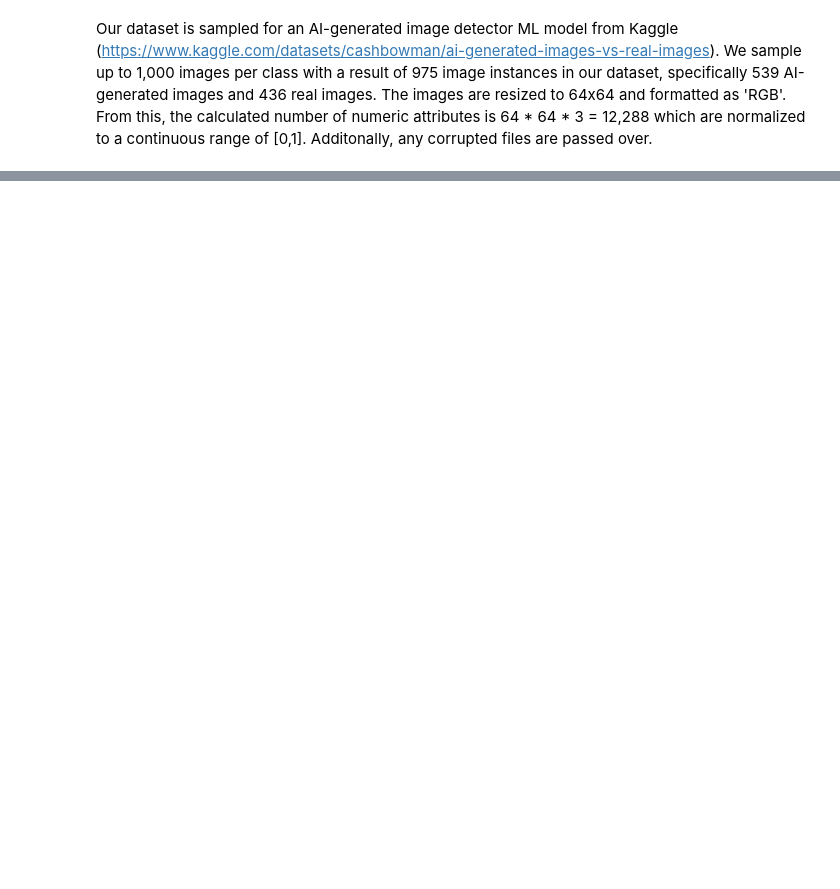
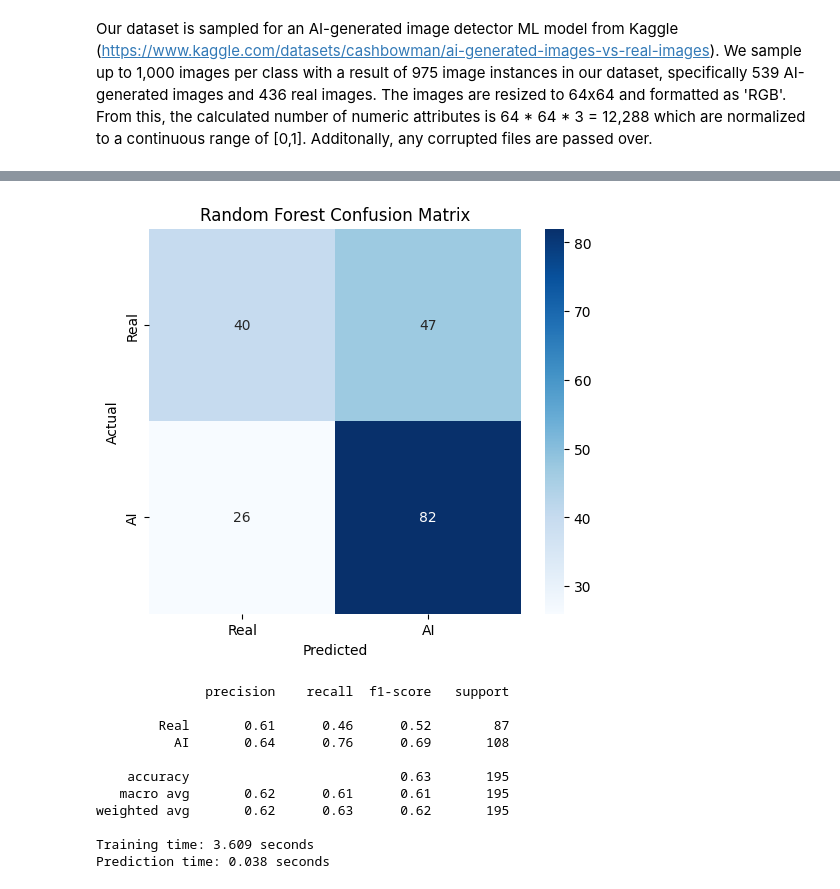
Before and after one commit to Medder001/ML-Final, a Jupyter notebook: ML_Final_Kay&Megan.ipynb, the cells around one changed output, grey strips where cells are left out. Cells and saved outputs as stored; diff of their text form; code cells hidden in the pictures; blank space fills up the shorter version.

```diff
--- a/ML_Final_Kay&Megan.ipynb
+++ b/ML_Final_Kay&Megan.ipynb
@@ -185,3 +228,40 @@ Confusion Matrix:
+# %%
+#Small Simple Classifier on PCA-reduced data for comparison
+start = time.time()
+rf = RandomForestClassifier(n_estimators=100, random_state=42)
+rf.fit(X_train_pca, y_train)
+train_time = time.time() - start
+
+start = time.time()
+y_pred_rf = rf.predict(X_test_pca)
+pred_time = time.time() - start
+
+cm_rf = confusion_matrix(y_test, y_pred_rf)
+plt.figure(figsize=(6, 5))
+sns.heatmap(cm_rf, annot=True, fmt='d', cmap='Blues',
+            xticklabels=['Real', 'AI'],
+            yticklabels=['Real', 'AI'])
+plt.xlabel('Predicted')
+plt.ylabel('Actual')
+plt.title('Random Forest Confusion Matrix')
+plt.show()
+
+print(classification_report(y_test, y_pred_rf, target_names=['Real', 'AI']))
+print(f"Training time: {train_time:.3f} seconds")
+print(f"Prediction time: {pred_time:.3f} seconds")
+# %% [output]
+[figure, added]
+              precision    recall  f1-score   support
+
+        Real       0.61      0.46      0.52        87
+          AI       0.64      0.76      0.69       108
+
+    accuracy                           0.63       195
+   macro avg       0.62      0.61      0.61       195
+weighted avg       0.62      0.63      0.62       195
+
+Training time: 3.609 seconds
+Prediction time: 0.038 seconds
 # %%
 plt.figure(figsize = (10, 6))
 plt.plot(history.history['loss'])
```
Also changed, not shown: parts of 11 cells of this notebook.
